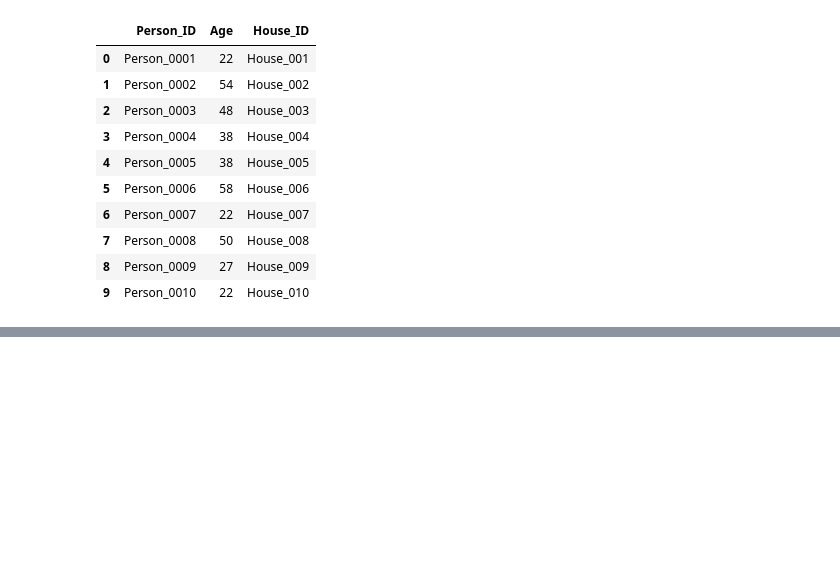
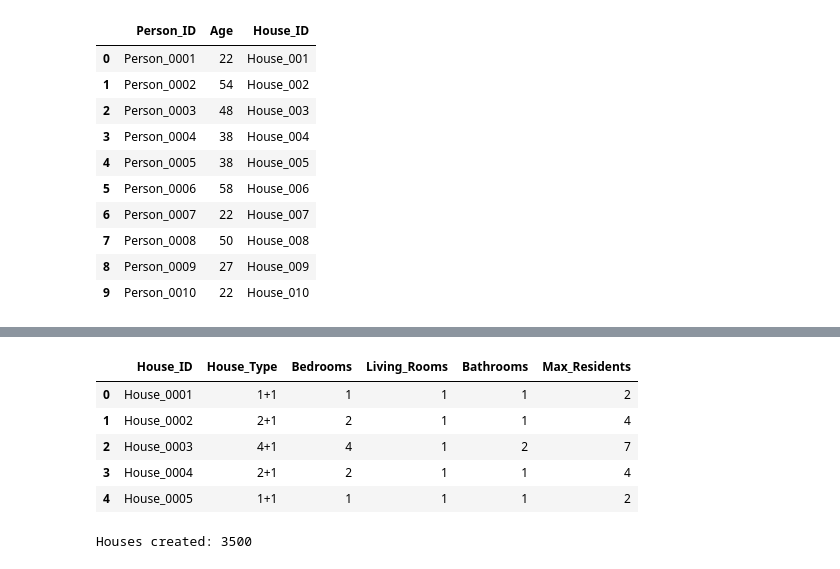
Before and after one commit to kagermanov98/community-life-lab, a Jupyter notebook: 01_population_generation.ipynb, the cells around one changed output, grey strips where cells are left out. Cells and saved outputs as stored; diff of their text form; code cells hidden in the pictures; blank space fills up the shorter version.

```diff
--- a/01_population_generation.ipynb
+++ b/01_population_generation.ipynb
@@ -42,0 +97,53 @@ First 10 fictional people:
+# %%
+
+housing_counts = {
+    "studio": 250,
+    "1+1": 750,
+    "2+1": 1000,
+    "3+1": 800,
+    "4+1": 400,
+    "5+1": 150,
+    "5+2": 50,
+    "two_floor": 100
+}
+
+house_type_list = []
+
+for house_type, count in housing_counts.items():
+    house_type_list.extend([house_type] * count)
+
+assert len(house_type_list) == N_HOUSES
+
+rng.shuffle(house_type_list)
+
+# Keep the important original households
+house_type_list[10] = "3+1"       # House_011
+house_type_list[13] = "two_floor" # House_014
+house_type_list[14] = "2+1"       # House_015
+
+house_rows = []
+
+for i, house_type in enumerate(house_type_list, start=1):
+    details = housing_types[house_type]
+
+    house_rows.append({
+        "House_ID": f"House_{i:04d}",
+        "House_Type": house_type,
+        "Bedrooms": details["bedrooms"],
+        "Living_Rooms": details["living_rooms"],
+        "Bathrooms": details["bathrooms"],
+        "Max_Residents": details["capacity"]
+    })
+
+houses_df = pd.DataFrame(house_rows)
+
+display(houses_df.head())
+print("Houses created:", len(houses_df))
+# %% [output]
+|  | House_ID | House_Type | Bedrooms | Living_Rooms | Bathrooms | Max_Residents |
+| 0 | House_0001 | 1+1 | 1 | 1 | 1 | 2 |
+| 1 | House_0002 | 2+1 | 2 | 1 | 1 | 4 |
+| 2 | House_0003 | 4+1 | 4 | 1 | 2 | 7 |
+| 3 | House_0004 | 2+1 | 2 | 1 | 1 | 4 |
+| 4 | House_0005 | 1+1 | 1 | 1 | 1 | 2 |
+Houses created: 3500
```
Also changed, not shown: parts of 7 cells of this notebook.
